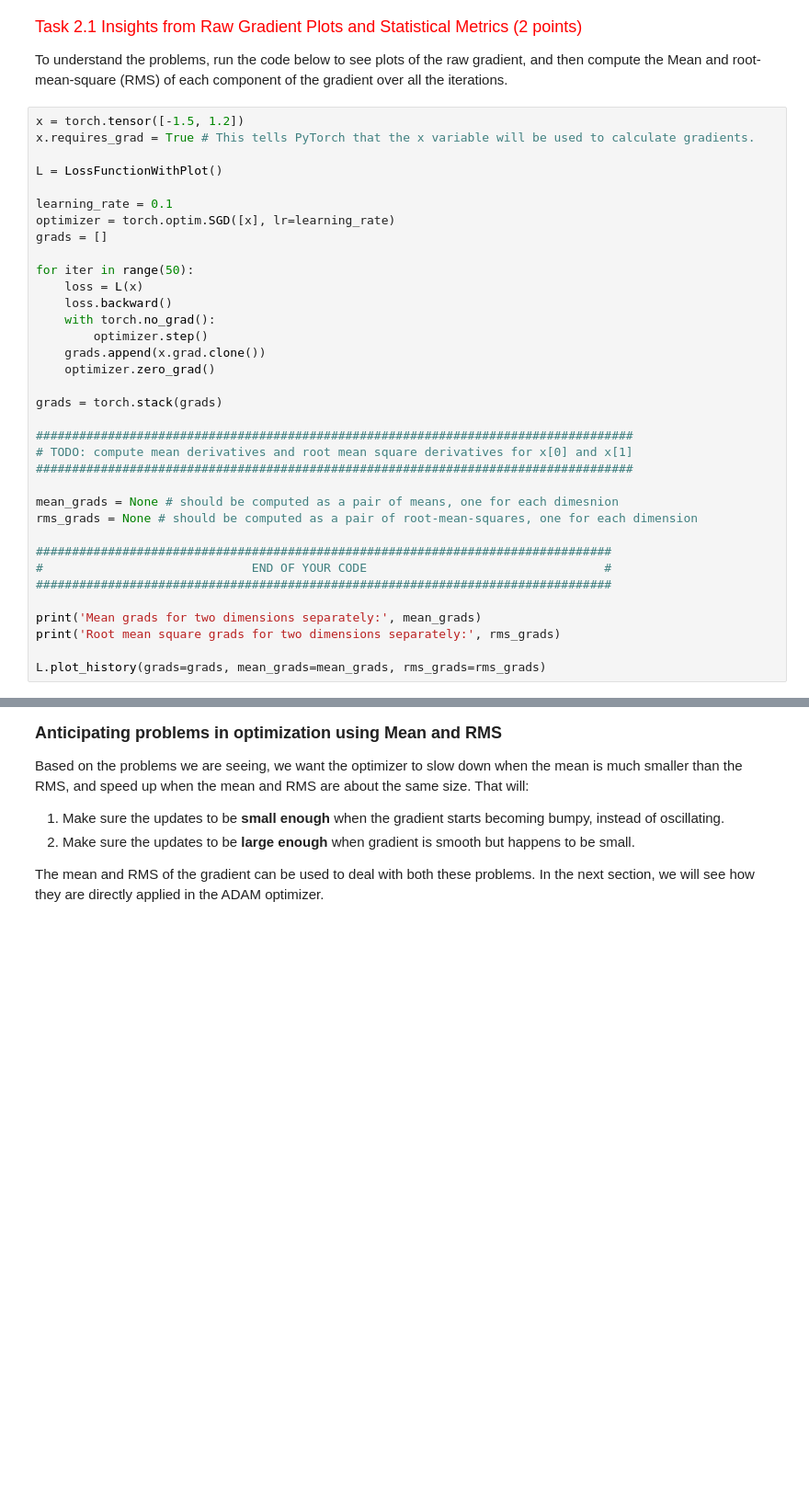
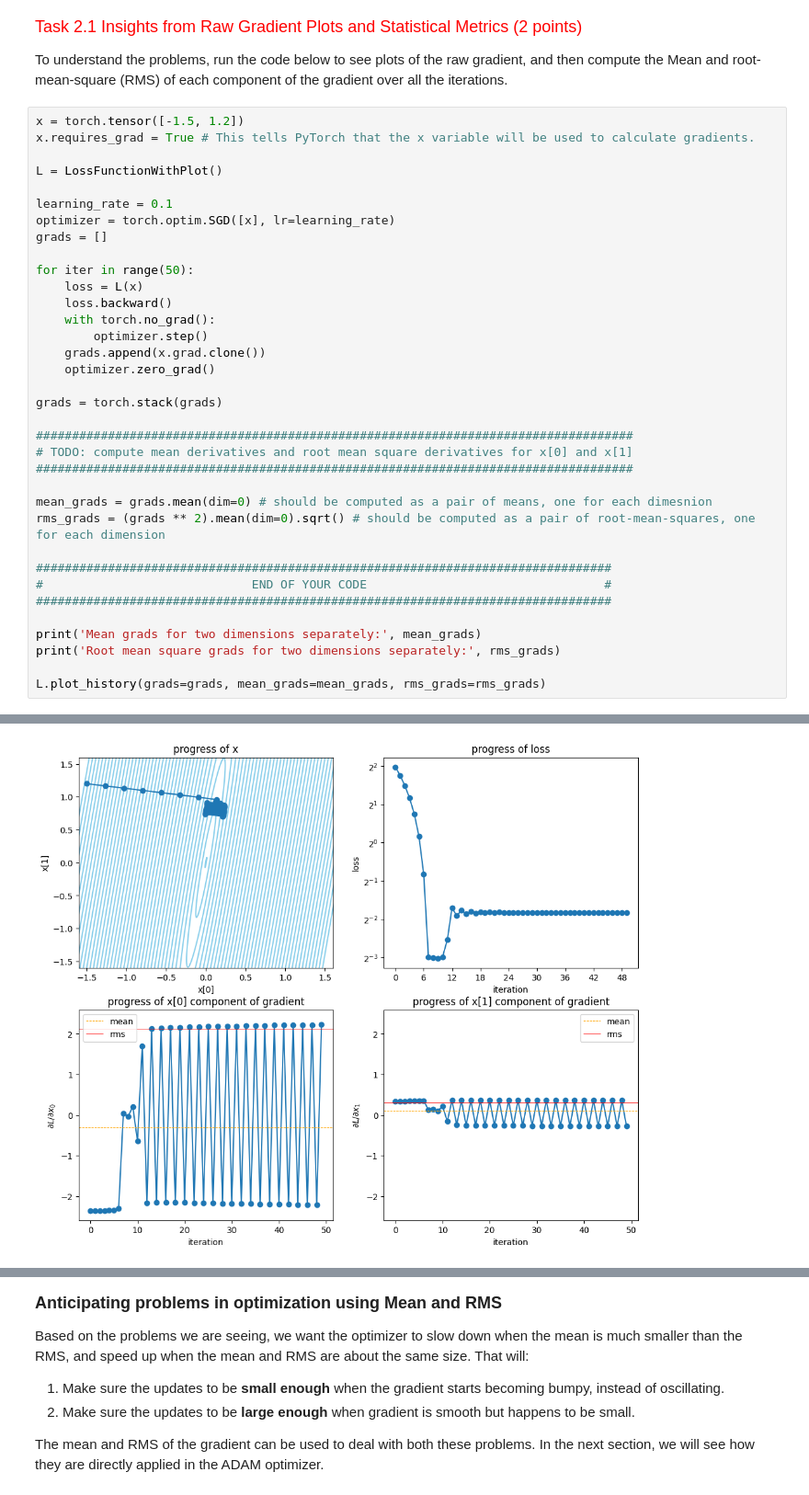
Before and after one commit to Ari-S-123/CS7150-CA2, a Jupyter notebook: CA2.1_OptimizationAndNetworkArchitecture.ipynb, the cells around one changed output, grey strips where cells are left out. Shown at 92% size. Cells and saved outputs as stored; diff of their text form; blank space fills up the shorter version.

```diff
--- a/CA2.1_OptimizationAndNetworkArchitecture.ipynb
+++ b/CA2.1_OptimizationAndNetworkArchitecture.ipynb
@@ -306,8 +377,8 @@ grads = torch.stack(grads)
 # TODO: compute mean derivatives and root mean square derivatives for x[0] and x[1]
 ###################################################################################
 
-mean_grads = None # should be computed as a pair of means, one for each dimesnion
-rms_grads = None # should be computed as a pair of root-mean-squares, one for each dimension
+mean_grads = grads.mean(dim=0) # should be computed as a pair of means, one for each dimesnion
+rms_grads = (grads ** 2).mean(dim=0).sqrt() # should be computed as a pair of root-mean-squares, one for each dimension
 
 ################################################################################
 #                             END OF YOUR CODE                                 #
@@ -317,3 +388,4 @@ print('Mean grads for two dimensions separately:', mean_grads)
 print('Root mean square grads for two dimensions separately:', rms_grads)
 
 L.plot_history(grads=grads, mean_grads=mean_grads, rms_grads=rms_grads)
+# %% [output]
@@ -320,3 +394,4 @@ L.plot_history(grads=grads, mean_grads=mean_grads, rms_grads=rms_grads)
+[figure, added]
 # %% [markdown]
 <font size='4'>**Facts about mean and RMS**</font>
 
```
Also changed, not shown: parts of 16 cells of this notebook.
